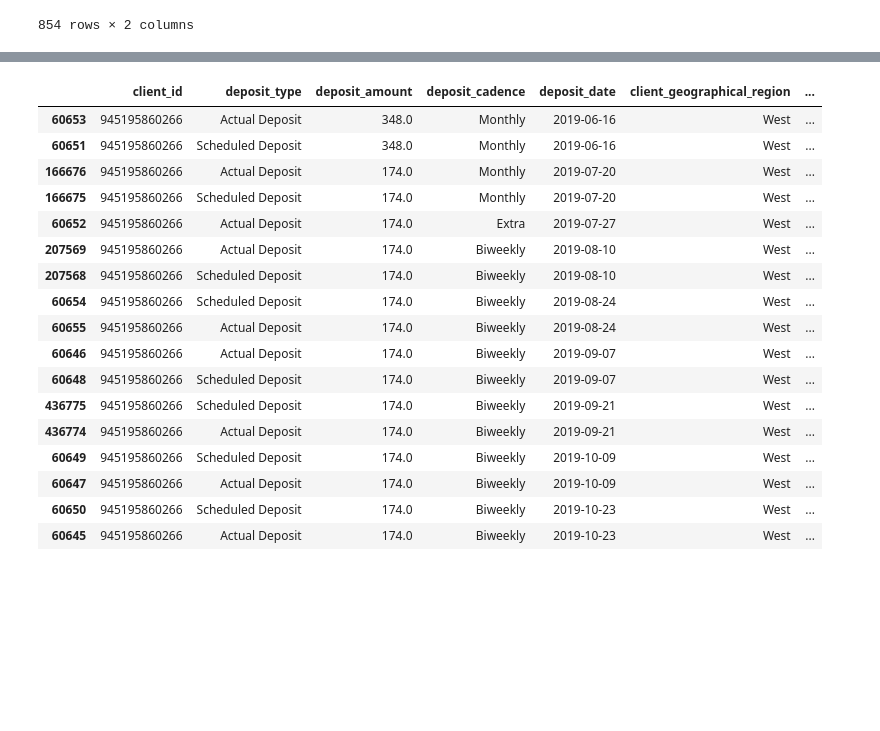
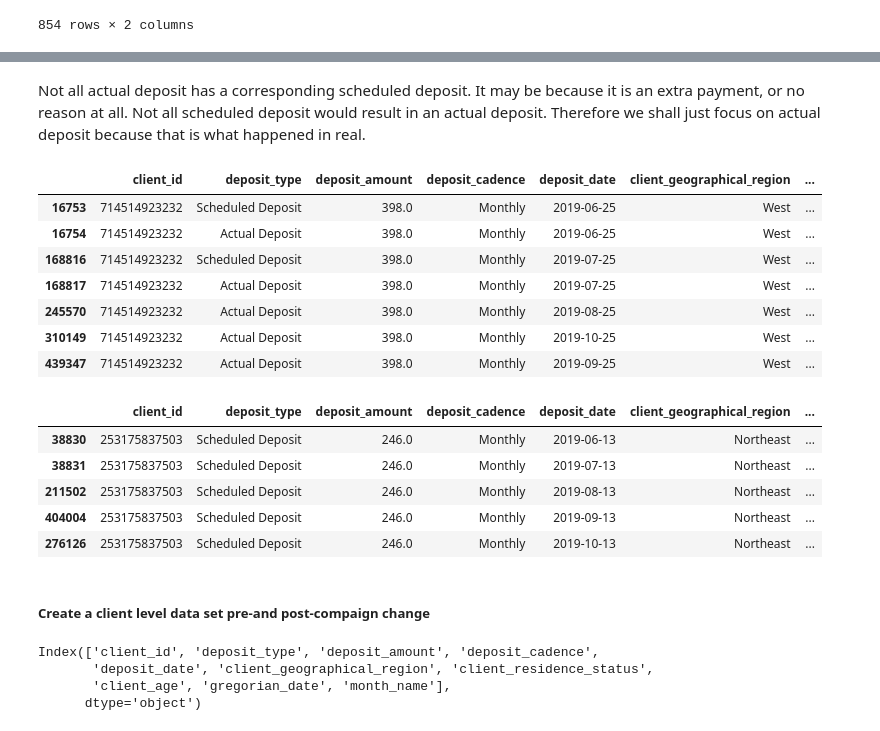
Before and after one commit to J-ZW-Wang/ss_data_project, a Jupyter notebook: Freedom_Debt_Relief_Marketing_Compaign_Results/Marketing_Campaign_Results.ipynb, the cells around one changed output, grey strips where cells are left out. Drawn from its saved outputs; the diff is of its cells as text; code cells hidden in the pictures; blank space fills up the shorter version.

```diff
--- a/Freedom_Debt_Relief_Marketing_Compaign_Results/Marketing_Campaign_Results.ipynb
+++ b/Freedom_Debt_Relief_Marketing_Compaign_Results/Marketing_Campaign_Results.ipynb
@@ -135,21 +166,35 @@ month_name: 5 ['Month 5' 'Month 4' 'Month 1' 'Month 2' 'Month 3']
-# %%
-master.query("client_id == 945195860266").sort_values("deposit_date")
-# %% [output]
-|  | client_id | deposit_type | deposit_amount | deposit_cadence | deposit_date | client_geographical_region | ... |
-| 60653 | 945195860266 | Actual Deposit | 348.0 | Monthly | 2019-06-16 | West | ... |
-| 60651 | 945195860266 | Scheduled Deposit | 348.0 | Monthly | 2019-06-16 | West | ... |
-| 166676 | 945195860266 | Actual Deposit | 174.0 | Monthly | 2019-07-20 | West | ... |
-| 166675 | 945195860266 | Scheduled Deposit | 174.0 | Monthly | 2019-07-20 | West | ... |
-| 60652 | 945195860266 | Actual Deposit | 174.0 | Extra | 2019-07-27 | West | ... |
-| 207569 | 945195860266 | Actual Deposit | 174.0 | Biweekly | 2019-08-10 | West | ... |
-| 207568 | 945195860266 | Scheduled Deposit | 174.0 | Biweekly | 2019-08-10 | West | ... |
-| 60654 | 945195860266 | Scheduled Deposit | 174.0 | Biweekly | 2019-08-24 | West | ... |
-| 60655 | 945195860266 | Actual Deposit | 174.0 | Biweekly | 2019-08-24 | West | ... |
-| 60646 | 945195860266 | Actual Deposit | 174.0 | Biweekly | 2019-09-07 | West | ... |
-| 60648 | 945195860266 | Scheduled Deposit | 174.0 | Biweekly | 2019-09-07 | West | ... |
-| 436775 | 945195860266 | Scheduled Deposit | 174.0 | Biweekly | 2019-09-21 | West | ... |
-| 436774 | 945195860266 | Actual Deposit | 174.0 | Biweekly | 2019-09-21 | West | ... |
-| 60649 | 945195860266 | Scheduled Deposit | 174.0 | Biweekly | 2019-10-09 | West | ... |
-| 60647 | 945195860266 | Actual Deposit | 174.0 | Biweekly | 2019-10-09 | West | ... |
-| 60650 | 945195860266 | Scheduled Deposit | 174.0 | Biweekly | 2019-10-23 | West | ... |
-| 60645 | 945195860266 | Actual Deposit | 174.0 | Biweekly | 2019-10-23 | West | ... |
+# %% [markdown]
+Not all actual deposit has a corresponding scheduled deposit. It may be because it is an extra payment, or no reason at all.
+Not all scheduled deposit would result in an actual deposit.
+Therefore we shall just focus on actual deposit because that is what happened in real.
+# %%
+# Missing scheduled deposit
+master.query("client_id == 714514923232")
+# %% [output]
+|  | client_id | deposit_type | deposit_amount | deposit_cadence | deposit_date | client_geographical_region | ... |
+| 16753 | 714514923232 | Scheduled Deposit | 398.0 | Monthly | 2019-06-25 | West | ... |
+| 16754 | 714514923232 | Actual Deposit | 398.0 | Monthly | 2019-06-25 | West | ... |
+| 168816 | 714514923232 | Scheduled Deposit | 398.0 | Monthly | 2019-07-25 | West | ... |
+| 168817 | 714514923232 | Actual Deposit | 398.0 | Monthly | 2019-07-25 | West | ... |
+| 245570 | 714514923232 | Actual Deposit | 398.0 | Monthly | 2019-08-25 | West | ... |
+| 310149 | 714514923232 | Actual Deposit | 398.0 | Monthly | 2019-10-25 | West | ... |
+| 439347 | 714514923232 | Actual Deposit | 398.0 | Monthly | 2019-09-25 | West | ... |
+# %%
+# Missing actual deposit
+master.query("client_id == 253175837503").sort_values(["month_name", "deposit_type"])
+# %% [output]
+|  | client_id | deposit_type | deposit_amount | deposit_cadence | deposit_date | client_geographical_region | ... |
+| 38830 | 253175837503 | Scheduled Deposit | 246.0 | Monthly | 2019-06-13 | Northeast | ... |
+| 38831 | 253175837503 | Scheduled Deposit | 246.0 | Monthly | 2019-07-13 | Northeast | ... |
+| 211502 | 253175837503 | Scheduled Deposit | 246.0 | Monthly | 2019-08-13 | Northeast | ... |
+| 404004 | 253175837503 | Scheduled Deposit | 246.0 | Monthly | 2019-09-13 | Northeast | ... |
+| 276126 | 253175837503 | Scheduled Deposit | 246.0 | Monthly | 2019-10-13 | Northeast | ... |
+# %% [markdown]
+##### Create a client level data set pre-and post-compaign change
+# %%
+master.columns
+# %% [output]
+Index(['client_id', 'deposit_type', 'deposit_amount', 'deposit_cadence',
+       'deposit_date', 'client_geographical_region', 'client_residence_status',
+       'client_age', 'gregorian_date', 'month_name'],
+      dtype='object')
```
Also changed, not shown: parts of 16 cells of this notebook.
